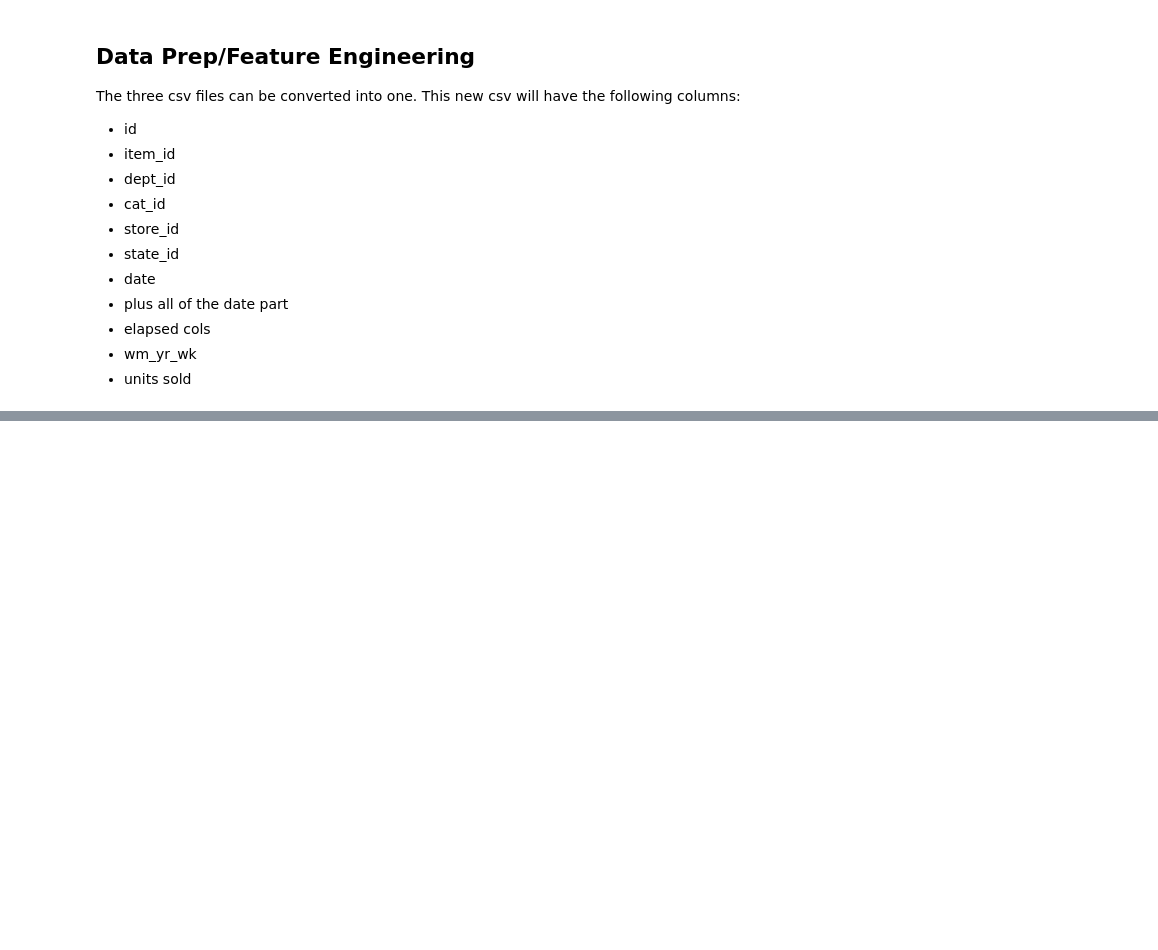
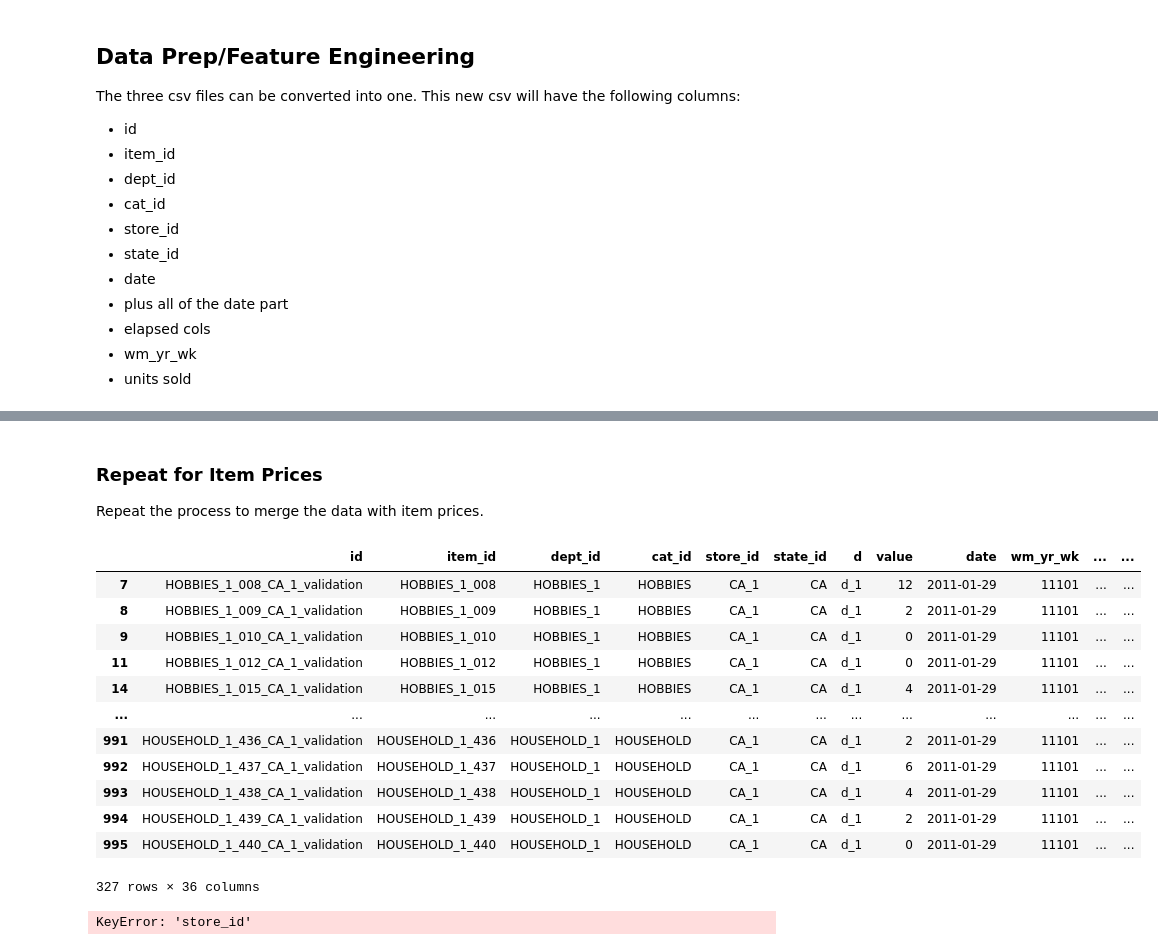
Before and after one commit to vishaladu/dl, a Jupyter notebook: competitions/m5-accuracy/eda.ipynb, the cells around one changed output, grey strips where cells are left out. Cells and saved outputs as stored; diff of their text form; code cells hidden in the pictures; blank space fills up the shorter version.

```diff
--- a/competitions/m5-accuracy/eda.ipynb
+++ b/competitions/m5-accuracy/eda.ipynb
@@ -223,0 +360,4 @@ df_melt = df_melt.rename(columns={'variable': 'd'})
+# %% [markdown]
+### Repeat for Item Prices
+
+Repeat the process to merge the data with item prices.
@@ -223,0 +385,16 @@ df_melt = df_melt.rename(columns={'variable': 'd'})
+# %%
+y[y['sell_price'].isnull() == False]
+# %% [output]
+|  | id | item_id | dept_id | cat_id | store_id | state_id | d | value | date | wm_yr_wk | ... | ... |
+| 7 | HOBBIES_1_008_CA_1_validation | HOBBIES_1_008 | HOBBIES_1 | HOBBIES | CA_1 | CA | d_1 | 12 | 2011-01-29 | 11101 | ... | ... |
+| 8 | HOBBIES_1_009_CA_1_validation | HOBBIES_1_009 | HOBBIES_1 | HOBBIES | CA_1 | CA | d_1 | 2 | 2011-01-29 | 11101 | ... | ... |
+| 9 | HOBBIES_1_010_CA_1_validation | HOBBIES_1_010 | HOBBIES_1 | HOBBIES | CA_1 | CA | d_1 | 0 | 2011-01-29 | 11101 | ... | ... |
+| 11 | HOBBIES_1_012_CA_1_validation | HOBBIES_1_012 | HOBBIES_1 | HOBBIES | CA_1 | CA | d_1 | 0 | 2011-01-29 | 11101 | ... | ... |
+| 14 | HOBBIES_1_015_CA_1_validation | HOBBIES_1_015 | HOBBIES_1 | HOBBIES | CA_1 | CA | d_1 | 4 | 2011-01-29 | 11101 | ... | ... |
+| ... | ... | ... | ... | ... | ... | ... | ... | ... | ... | ... | ... | ... |
+| 991 | HOUSEHOLD_1_436_CA_1_validation | HOUSEHOLD_1_436 | HOUSEHOLD_1 | HOUSEHOLD | CA_1 | CA | d_1 | 2 | 2011-01-29 | 11101 | ... | ... |
+| 992 | HOUSEHOLD_1_437_CA_1_validation | HOUSEHOLD_1_437 | HOUSEHOLD_1 | HOUSEHOLD | CA_1 | CA | d_1 | 6 | 2011-01-29 | 11101 | ... | ... |
+| 993 | HOUSEHOLD_1_438_CA_1_validation | HOUSEHOLD_1_438 | HOUSEHOLD_1 | HOUSEHOLD | CA_1 | CA | d_1 | 4 | 2011-01-29 | 11101 | ... | ... |
+| 994 | HOUSEHOLD_1_439_CA_1_validation | HOUSEHOLD_1_439 | HOUSEHOLD_1 | HOUSEHOLD | CA_1 | CA | d_1 | 2 | 2011-01-29 | 11101 | ... | ... |
+| 995 | HOUSEHOLD_1_440_CA_1_validation | HOUSEHOLD_1_440 | HOUSEHOLD_1 | HOUSEHOLD | CA_1 | CA | d_1 | 0 | 2011-01-29 | 11101 | ... | ... |
+327 rows × 36 columns
@@ -223,0 +417,9 @@ df_melt = df_melt.rename(columns={'variable': 'd'})
+# %%
+fld = 'event_name_1'
+df = test.sort_values(['store_id', 'date'])
+get_elapsed(fld, 'After', df)
+df = df.sort_values(['store_id', 'date'], ascending=[True, False])
+get_elapsed(fld, 'Before', df)
+df
+# %% [output]
+KeyError: 'store_id'
```
Also changed, not shown: parts of 34 cells of this notebook.
